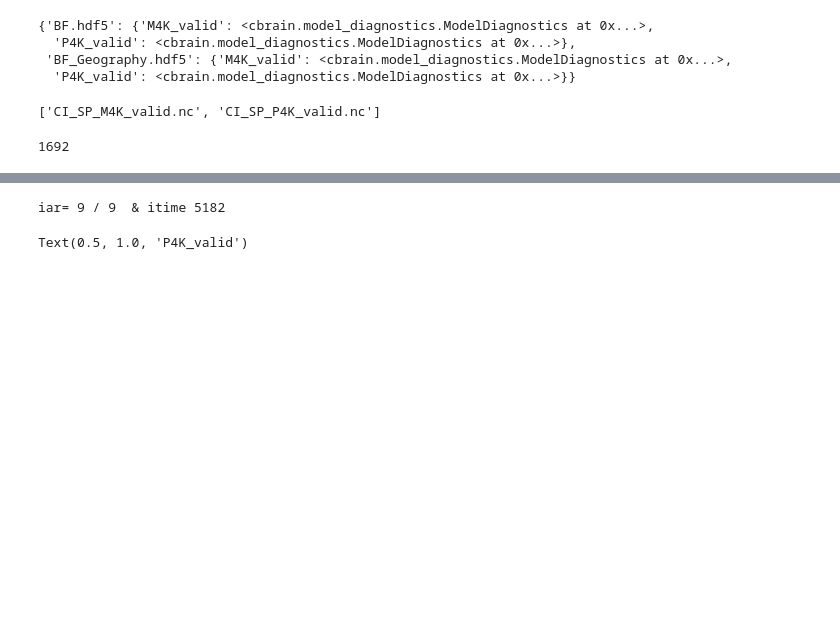
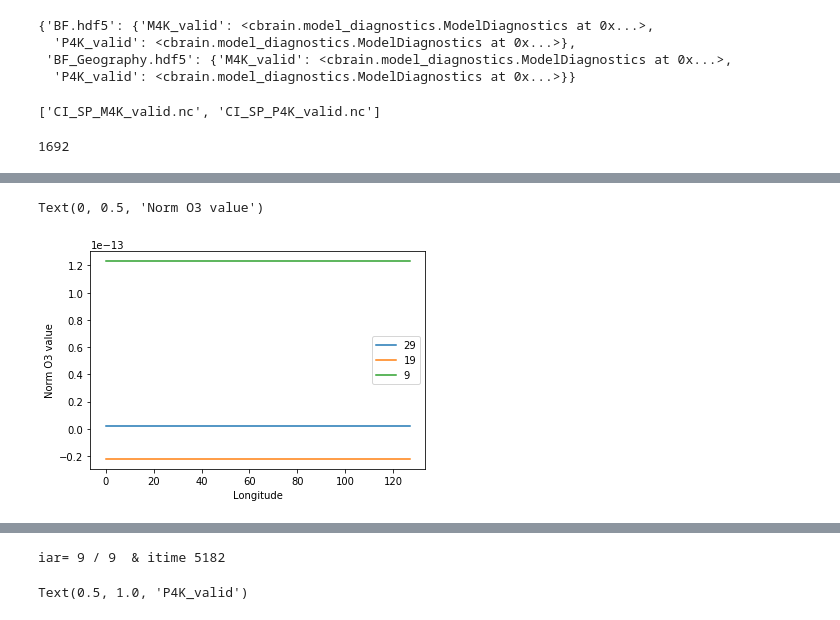
Before and after one commit to BradleyStanleyClamp/CBRAIN-CAM-MLINV, a Jupyter notebook: notebooks/tbeucler_devlog/048_Ankitesh_BF_Notebook_For_David.ipynb, the cells around one changed output, grey strips where cells are left out. Cells and saved outputs as stored; diff of their text form; code cells hidden in the pictures; blank space fills up the shorter version.

```diff
--- a/notebooks/tbeucler_devlog/048_Ankitesh_BF_Notebook_For_David.ipynb
+++ b/notebooks/tbeucler_devlog/048_Ankitesh_BF_Notebook_For_David.ipynb
@@ -587,0 +714,10 @@ t_random = np.random.choice(np.linspace(0,1691,1692),size=((Nt,)),replace=False)
+# %%
+plt.plot(np.mean(INP[NNs][:,:,89,:],axis=(0,2)),label='29')
+plt.plot(np.mean(INP[NNs][:,:,79,:],axis=(0,2)),label='19')
+plt.plot(np.mean(INP[NNs][:,:,69,:],axis=(0,2)),label='9')
+plt.legend()
+plt.xlabel('Longitude')
+plt.ylabel('Norm O3 value')
+# %% [output]
+Text(0, 0.5, 'Norm O3 value')
+[figure, added]
```
Also changed, not shown: parts of 23 cells of this notebook.
